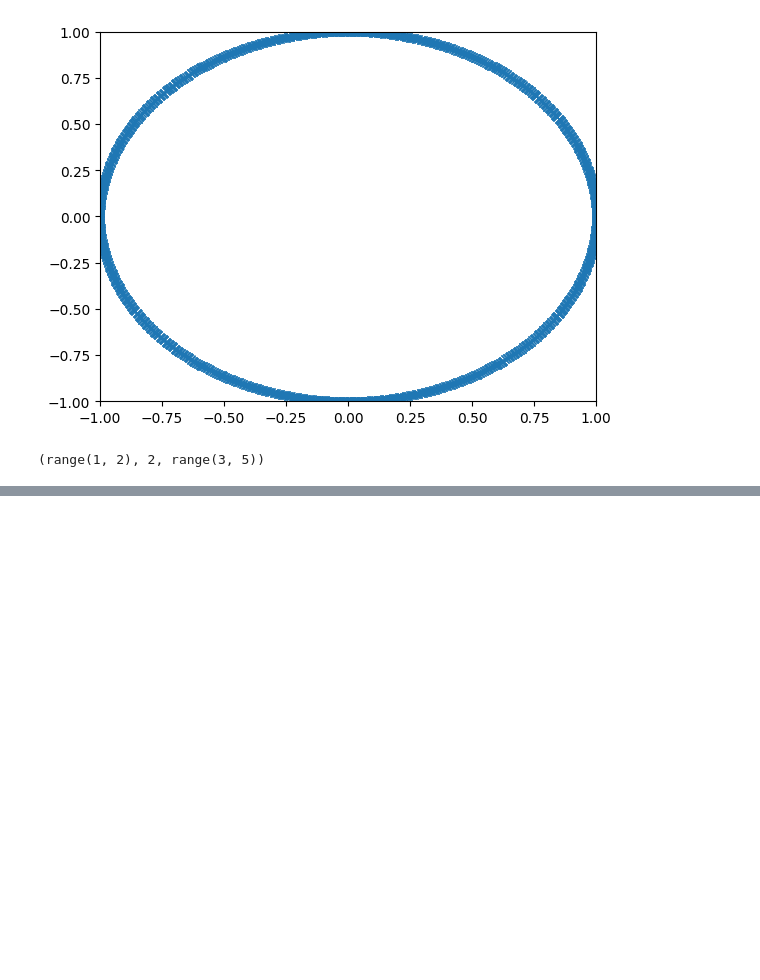
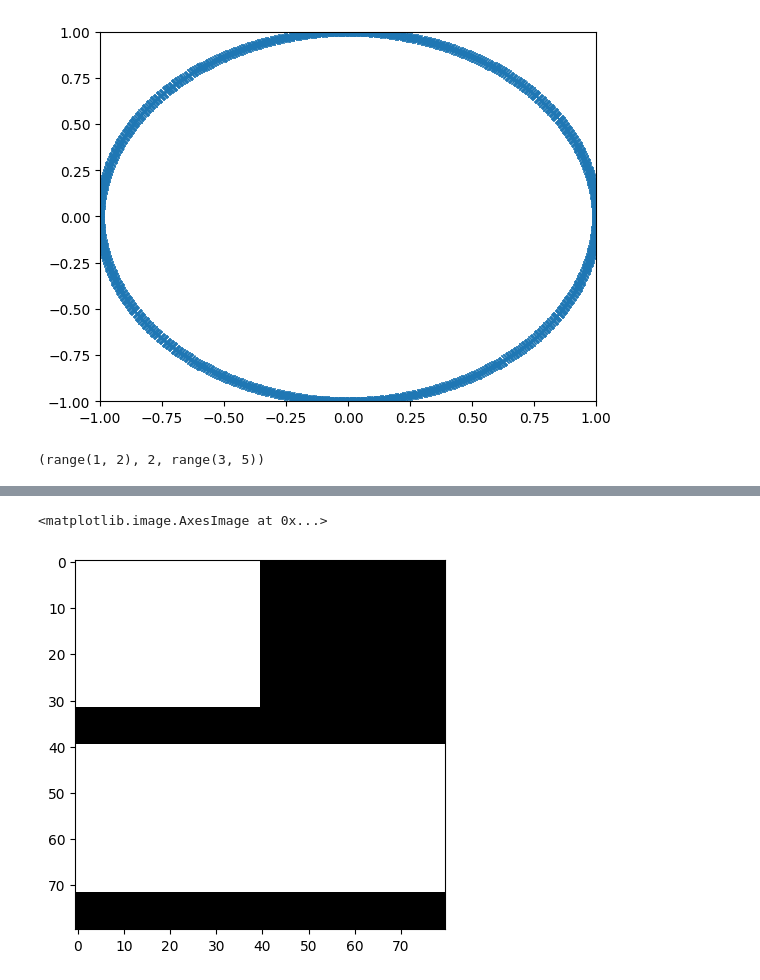
Before and after one commit to machines-in-motion/dreamer-v4, a Jupyter notebook: tests.ipynb, the cells around one changed output, grey strips where cells are left out. Drawn from its saved outputs; the diff is of its cells as text; code cells hidden in the pictures; blank space fills up the shorter version.

```diff
--- a/tests.ipynb
+++ b/tests.ipynb
@@ -87,0 +214,27 @@ NameError: name 'dim' is not defined
+# %%
+T=2
+N_patch=32
+N_latent=8
+device="cpu"
+S = (N_patch+N_latent)*T
+mask = torch.zeros(S, S).to(device).to(torch.bool)
+modalities_starts = torch.arange(T)*(N_patch+N_latent)
+modalities_ends = modalities_starts+N_patch
+tokens_starts = modalities_starts + N_patch
+tokens_ends = tokens_starts+N_latent
+W = N_patch+N_latent
+for t1 in range(T):
+    for t2 in range(T):
+        if t2 <= t1:
+            mod_row_start = t1*W
+            mod_row_end = mod_row_start + N_patch
+            mod_column_start = t2*W
+            mod_column_end = mod_column_start+W
+            mask[mod_row_start:mod_row_end, mod_column_start:mod_column_end]=True
+
+
+
+plt.imshow(mask, cmap='gray')
+# %% [output]
+<matplotlib.image.AxesImage at 0x...>
+[figure, added]
```
Also changed, not shown: parts of 7 cells of this notebook.
